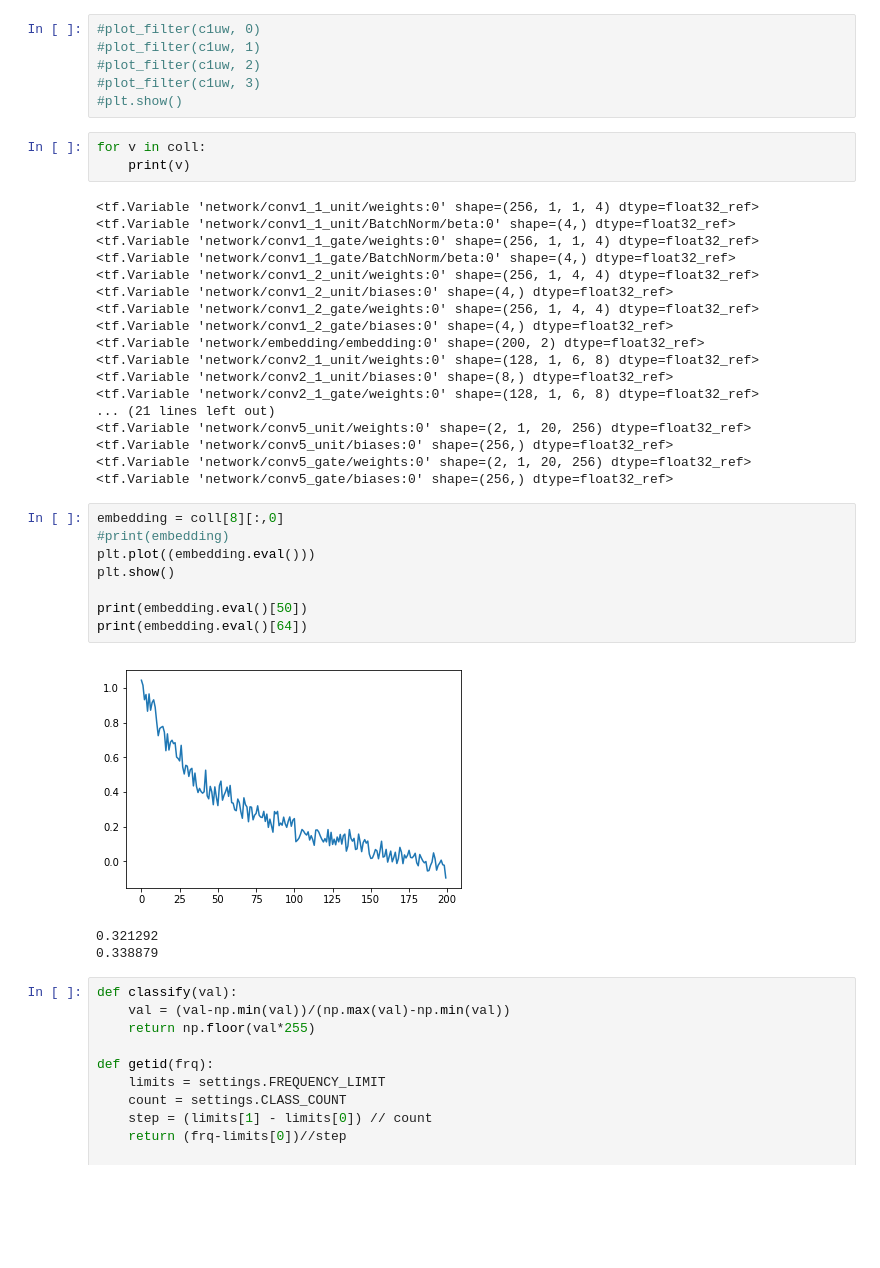
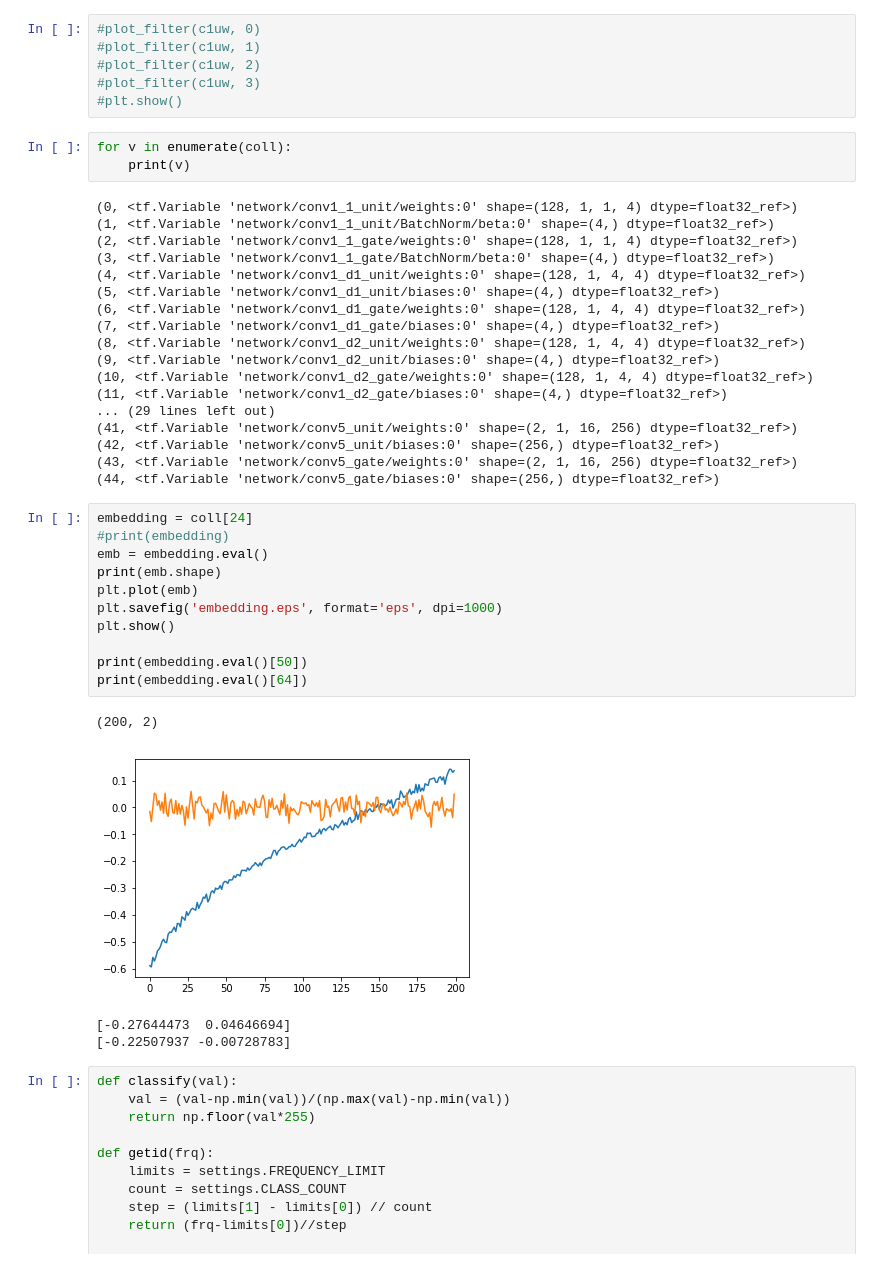
Before and after one commit to Becktor/FlowFairy, a Jupyter notebook: examples/sine_fix/Untitled.ipynb, the cells around one changed output. Cells and saved outputs as stored; diff of their text form; blank space fills up the shorter version.

Commit message:
Separate network and ops

```diff
--- a/examples/sine_fix/Untitled.ipynb
+++ b/examples/sine_fix/Untitled.ipynb
@@ -49,38 +54,42 @@ def plot_filter(var, flt):
 #plot_filter(c1uw, 3)
 #plt.show()
 # %%
-for v in coll:
+for v in enumerate(coll):
     print(v)
 # %% [output]
-<tf.Variable 'network/conv1_1_unit/weights:0' shape=(256, 1, 1, 4) dtype=float32_ref>
-<tf.Variable 'network/conv1_1_unit/BatchNorm/beta:0' shape=(4,) dtype=float32_ref>
-<tf.Variable 'network/conv1_1_gate/weights:0' shape=(256, 1, 1, 4) dtype=float32_ref>
-<tf.Variable 'network/conv1_1_gate/BatchNorm/beta:0' shape=(4,) dtype=float32_ref>
-<tf.Variable 'network/conv1_2_unit/weights:0' shape=(256, 1, 4, 4) dtype=float32_ref>
-<tf.Variable 'network/conv1_2_unit/biases:0' shape=(4,) dtype=float32_ref>
-<tf.Variable 'network/conv1_2_gate/weights:0' shape=(256, 1, 4, 4) dtype=float32_ref>
-<tf.Variable 'network/conv1_2_gate/biases:0' shape=(4,) dtype=float32_ref>
-<tf.Variable 'network/embedding/embedding:0' shape=(200, 2) dtype=float32_ref>
-<tf.Variable 'network/conv2_1_unit/weights:0' shape=(128, 1, 6, 8) dtype=float32_ref>
-<tf.Variable 'network/conv2_1_unit/biases:0' shape=(8,) dtype=float32_ref>
-<tf.Variable 'network/conv2_1_gate/weights:0' shape=(128, 1, 6, 8) dtype=float32_ref>
-... (21 lines left out)
-<tf.Variable 'network/conv5_unit/weights:0' shape=(2, 1, 20, 256) dtype=float32_ref>
-<tf.Variable 'network/conv5_unit/biases:0' shape=(256,) dtype=float32_ref>
-<tf.Variable 'network/conv5_gate/weights:0' shape=(2, 1, 20, 256) dtype=float32_ref>
-<tf.Variable 'network/conv5_gate/biases:0' shape=(256,) dtype=float32_ref>
+(0, <tf.Variable 'network/conv1_1_unit/weights:0' shape=(128, 1, 1, 4) dtype=float32_ref>)
+(1, <tf.Variable 'network/conv1_1_unit/BatchNorm/beta:0' shape=(4,) dtype=float32_ref>)
+(2, <tf.Variable 'network/conv1_1_gate/weights:0' shape=(128, 1, 1, 4) dtype=float32_ref>)
+(3, <tf.Variable 'network/conv1_1_gate/BatchNorm/beta:0' shape=(4,) dtype=float32_ref>)
+(4, <tf.Variable 'network/conv1_d1_unit/weights:0' shape=(128, 1, 4, 4) dtype=float32_ref>)
+(5, <tf.Variable 'network/conv1_d1_unit/biases:0' shape=(4,) dtype=float32_ref>)
+(6, <tf.Variable 'network/conv1_d1_gate/weights:0' shape=(128, 1, 4, 4) dtype=float32_ref>)
+(7, <tf.Variable 'network/conv1_d1_gate/biases:0' shape=(4,) dtype=float32_ref>)
+(8, <tf.Variable 'network/conv1_d2_unit/weights:0' shape=(128, 1, 4, 4) dtype=float32_ref>)
+(9, <tf.Variable 'network/conv1_d2_unit/biases:0' shape=(4,) dtype=float32_ref>)
+(10, <tf.Variable 'network/conv1_d2_gate/weights:0' shape=(128, 1, 4, 4) dtype=float32_ref>)
+(11, <tf.Variable 'network/conv1_d2_gate/biases:0' shape=(4,) dtype=float32_ref>)
+... (29 lines left out)
+(41, <tf.Variable 'network/conv5_unit/weights:0' shape=(2, 1, 16, 256) dtype=float32_ref>)
+(42, <tf.Variable 'network/conv5_unit/biases:0' shape=(256,) dtype=float32_ref>)
+(43, <tf.Variable 'network/conv5_gate/weights:0' shape=(2, 1, 16, 256) dtype=float32_ref>)
+(44, <tf.Variable 'network/conv5_gate/biases:0' shape=(256,) dtype=float32_ref>)
 # %%
-embedding = coll[8][:,0]
+embedding = coll[24]
 #print(embedding)
-plt.plot((embedding.eval()))
+emb = embedding.eval()
+print(emb.shape)
+plt.plot(emb)
+plt.savefig('embedding.eps', format='eps', dpi=1000)
 plt.show()
 
 print(embedding.eval()[50])
 print(embedding.eval()[64])
 # %% [output]
+(200, 2)
-[figure, old version]
+[figure, new version]
-0.321292
-0.338879
+[-0.27644473  0.04646694]
+[-0.22507937 -0.00728783]
 # %%
 def classify(val):
     val = (val-np.min(val))/(np.max(val)-np.min(val))
```
Also changed, not shown: parts of 10 cells of this notebook, 6 other files.
